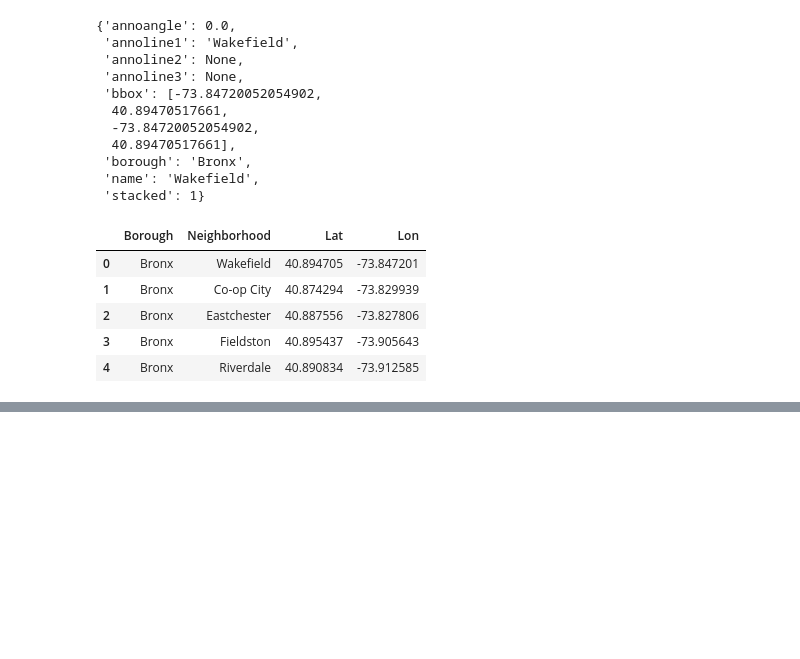
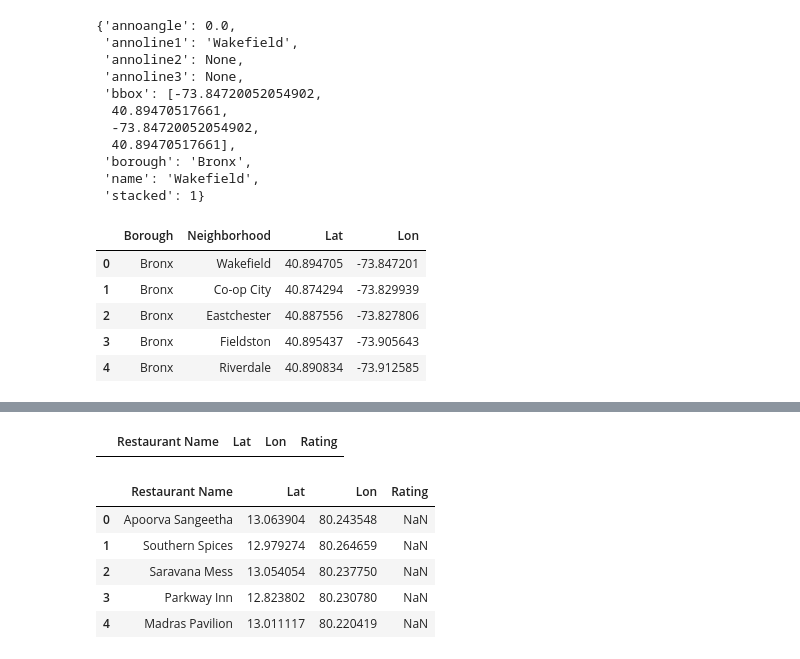
Before and after one commit to ksnblr/Coursera_Capstone, a Jupyter notebook: Battle_Of_Neighbourhoods.ipynb, the cells around one changed output, grey strips where cells are left out. Saved outputs shown, nothing was run; the diff lists cells and outputs as text; code cells hidden in the pictures; blank space fills up the shorter version.

```diff
--- a/Battle_Of_Neighbourhoods.ipynb
+++ b/Battle_Of_Neighbourhoods.ipynb
@@ -115,0 +126,8 @@ map_nyc
+# %%
+CLIENT_ID = 'IYUYZGQ1MKKUXRYJVYPIDLZ5OHJ0FZH0EW43ZDS554AJCIUB' # your Foursquare ID
+CLIENT_SECRET = '3X3UA3W0VYCYVLM1LD2KP03E2J1RI4YL3BVGD0SYEWVTWFOM' # your Foursquare Secret
+VERSION = '20180604'
+LIMIT = 100
+print('Your credentails:')
+print('CLIENT_ID: ' + CLIENT_ID)
+print('CLIENT_SECRET:' + CLIENT_SECRET)
@@ -115,0 +202,5 @@ map_nyc
+# %%
+rest_lan=13.067
+rest_lon=80.237
+cat_url = 'https://api.foursquare.com/v2/venues/search?&categoryId=4bf58dd8d48988d10f941735&client_id={}&client_secret={}&v={}&ll={},{}'.format(CLIENT_ID,CLIENT_SECRET,VERSION,rest_lan,rest_lon)
+cat_res = requests.get(cat_url).json()
@@ -115,0 +248,20 @@ map_nyc
+# %%
+ind_columns = ['Restaurant Name','Lat','Lon','Rating']
+ind_rest_df = pd.DataFrame(columns=ind_columns)
+ind_rest_df
+# %% [output]
+|  | Restaurant Name | Lat | Lon | Rating |
+# %%
+for item in cat_res['response']['venues']:
+    a =item['name']
+    b=item['location']['lat']
+    c=item['location']['lng']
+    ind_rest_df = ind_rest_df.append({'Restaurant Name':a,'Lat':b,'Lon':c},ignore_index=True)
+ind_rest_df.head()
+# %% [output]
+|  | Restaurant Name | Lat | Lon | Rating |
+| 0 | Apoorva Sangeetha | 13.063904 | 80.243548 | NaN |
+| 1 | Southern Spices | 12.979274 | 80.264659 | NaN |
+| 2 | Saravana Mess | 13.054054 | 80.237750 | NaN |
+| 3 | Parkway Inn | 12.823802 | 80.230780 | NaN |
+| 4 | Madras Pavilion | 13.011117 | 80.220419 | NaN |
```
Also changed, not shown: parts of 14 cells of this notebook.
